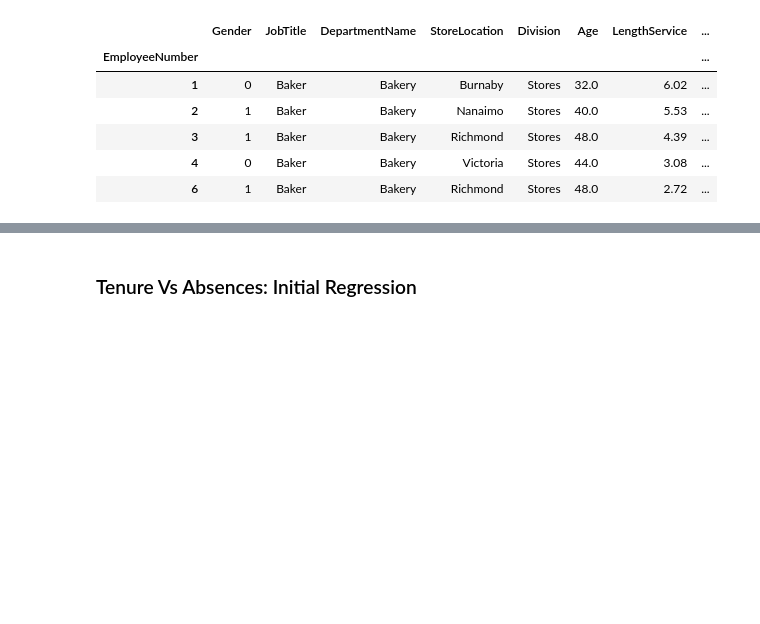
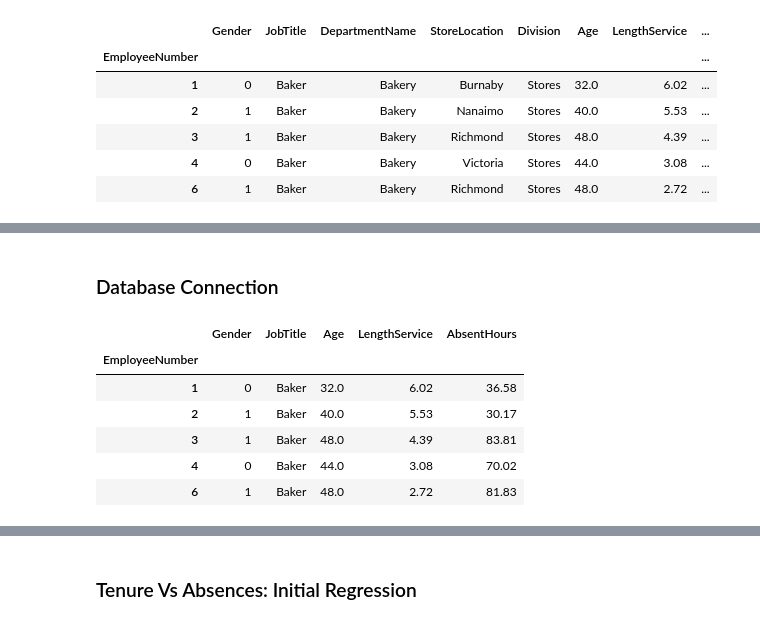
Before and after one commit to jmalauss/Absenteeism, a Jupyter notebook: absenteeism_tenure.ipynb, the cells around one changed output, grey strips where cells are left out. Drawn from its saved outputs; the diff is of its cells as text; code cells hidden in the pictures; blank space fills up the shorter version.

Commit message:
adding database connection

```diff
--- a/absenteeism_tenure.ipynb
+++ b/absenteeism_tenure.ipynb
@@ -119,0 +124,15 @@ bin_jobs(absenteeism_df).sample(10)
+# %% [markdown]
+### Database Connection
+# %%
+people_df = absenteeism_df.loc[:,["Gender", "JobTitle", "Age", "LengthService", "AbsentHours"]]
+location_df = absenteeism_df.loc[:,["DepartmentName", "StoreLocation", "Division", "AbsentHours"]]
+# %%
+people_df.head()
+# %% [output]
+|  | Gender | JobTitle | Age | LengthService | AbsentHours |
+| EmployeeNumber |  |  |  |  |  |
+| 1 | 0 | Baker | 32.0 | 6.02 | 36.58 |
+| 2 | 1 | Baker | 40.0 | 5.53 | 30.17 |
+| 3 | 1 | Baker | 48.0 | 4.39 | 83.81 |
+| 4 | 0 | Baker | 44.0 | 3.08 | 70.02 |
+| 6 | 1 | Baker | 48.0 | 2.72 | 81.83 |
```
Also changed, not shown: parts of 4 cells of this notebook, 1 other file.
